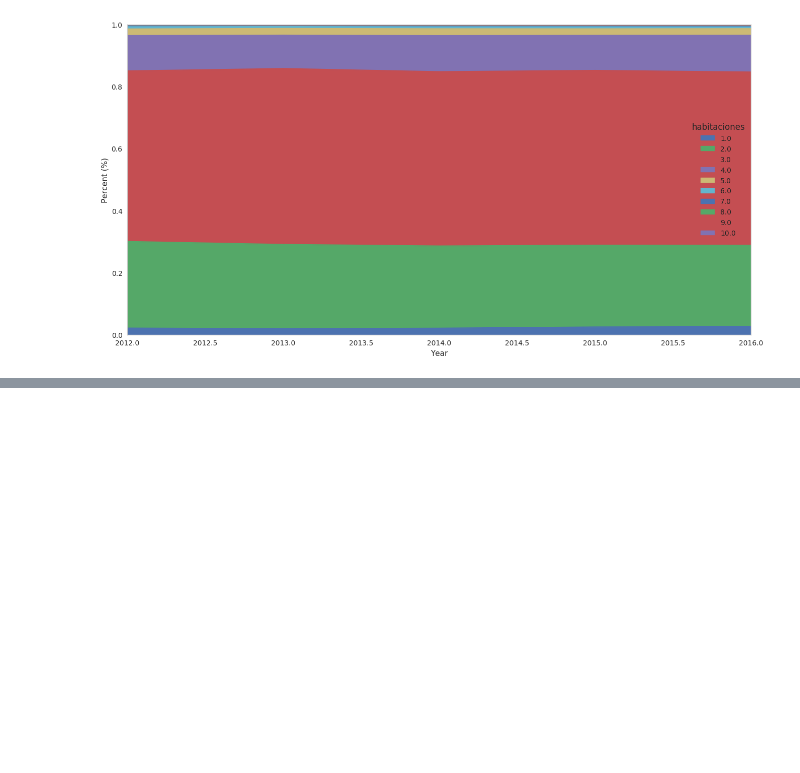
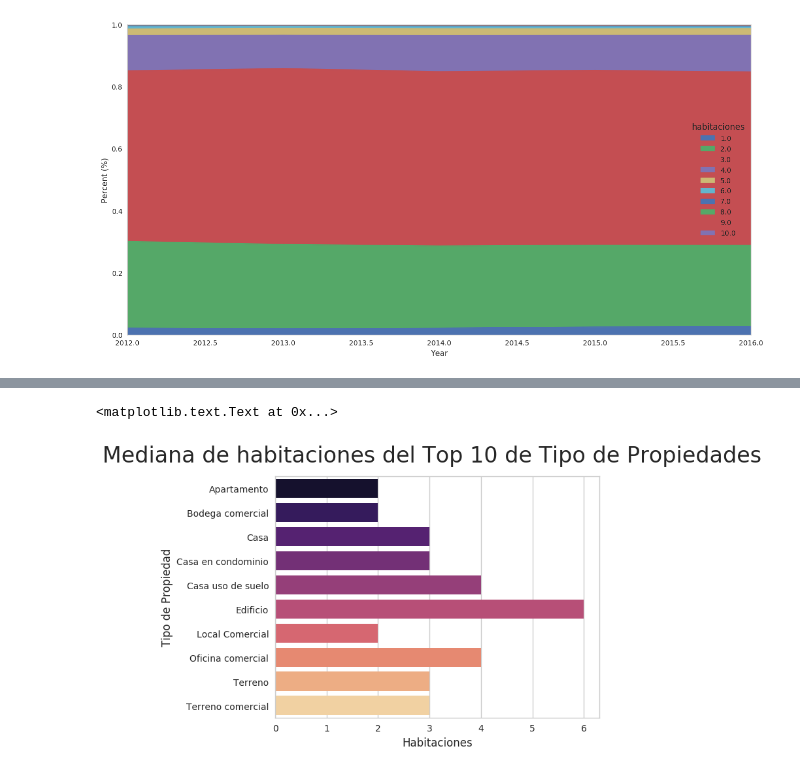
Before and after one commit to SergioCalvani/75.06-Datos-TP1-2019, a Jupyter notebook: Notebooks/probando.ipynb, the cells around one changed output, grey strips where cells are left out. Drawn from its saved outputs; the diff is of its cells as text; code cells hidden in the pictures; blank space fills up the shorter version.

Commit message:
Un par de graficos mas

```diff
--- a/Notebooks/probando.ipynb
+++ b/Notebooks/probando.ipynb
@@ -85,3 +85,11 @@ ax.set_ylim(0,1)
 plt.show()
 # %% [output]
 [figure]
+# %%
+tipo_precio=propiedades[['tipodepropiedad','precio']].copy()
+tipo_precio.dropna(subset=['tipodepropiedad'],inplace=True)
+# %%
+tipo_propiedad_top=tipo_precio['tipodepropiedad'].value_counts().head(10).reset_index()
+tipo_propiedad_top.drop(columns={'tipodepropiedad'},inplace=True)
+tipo_propiedad_top.rename(columns={'index':'tipodepropiedad'},inplace=True)
+tipo_propiedad_top
@@ -87,0 +108,7 @@ plt.show()
+# %%
+tipo_habitaciones=propiedades[['tipodepropiedad','habitaciones']].copy()
+tipo_habitaciones_top=pd.merge(tipo_habitaciones,tipo_propiedad_top,on='tipodepropiedad',how='inner')
+tipo_habitaciones_top.dropna(inplace=True)
+tipo_habitaciones_top['habitaciones'].fillna(0,inplace=True)
+group_tipo_habitaciones_top=tipo_habitaciones_top.groupby(['tipodepropiedad']).agg({'habitaciones':'median'})
+group_tipo_habitaciones_top
@@ -87,0 +128,9 @@ plt.show()
+# %%
+fig = plt.figure()
+grafico_tipo_habitaciones_top=sns.barplot(x=group_tipo_habitaciones_top['habitaciones'],y=group_tipo_habitaciones_top.index,orient='h',palette='magma')
+fig.suptitle('Mediana de habitaciones del Top 10 de Tipo de Propiedades', fontsize=24);
+grafico_tipo_habitaciones_top.set_xlabel("Habitaciones",fontsize=12)
+grafico_tipo_habitaciones_top.set_ylabel("Tipo de Propiedad",fontsize=12)
+# %% [output]
+<matplotlib.text.Text at 0x...>
+[figure, added]
```
Also changed, not shown: parts of 9 cells of this notebook.
